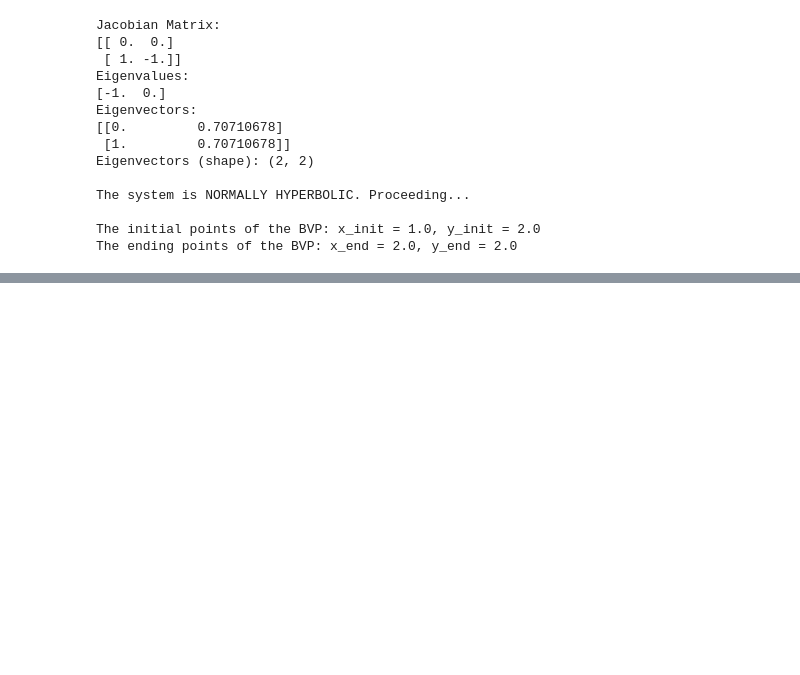
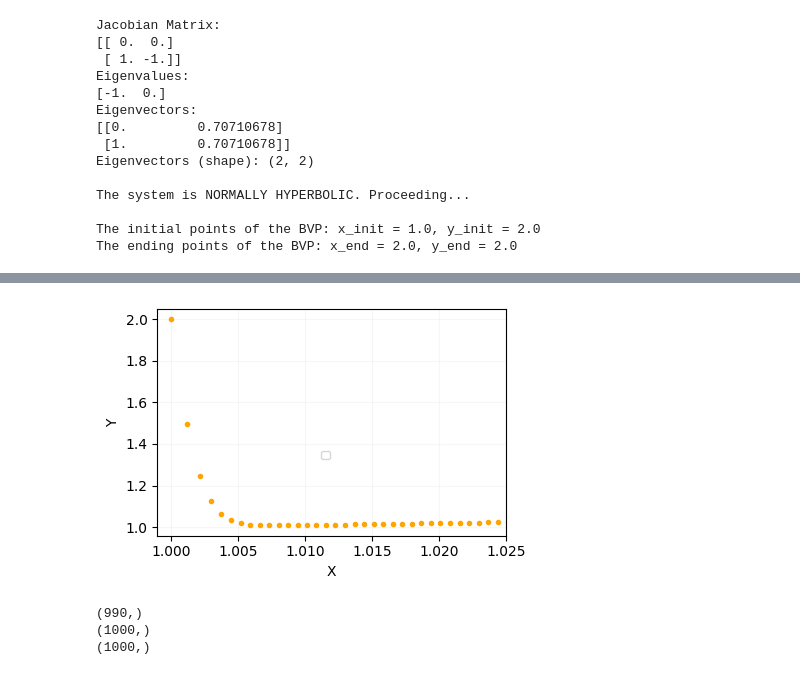
Before and after one commit to Hamid-Mofidi/PINNs_on_Multiple_timescale_dynamics, a Jupyter notebook: Reaction-Diffusion/GSPINNs-error.ipynb, the cells around one changed output, grey strips where cells are left out. Saved outputs shown, nothing was run; the diff lists cells and outputs as text; code cells hidden in the pictures; blank space fills up the shorter version.

```diff
--- a/Reaction-Diffusion/GSPINNs-error.ipynb
+++ b/Reaction-Diffusion/GSPINNs-error.ipynb
@@ -353,6 +335,37 @@ print(shape_x_pred_slow)
 (990,)
 (1000,)
 (1000,)
+# %%
+fig = plt.figure(figsize=(4.5, 3))
+ax = fig.add_subplot(111)
+
+
+ax.plot(x_exact[:-10], y_exact[:-10], '.', color='orange')
+
+
+
+ax.set_xlabel('X')
+ax.set_ylabel('Y')
+ax.legend()
+#ax.invert_yaxis()
+plt.grid(True, alpha=0.1)
+
+ax.legend(prop={'size': 8}, bbox_to_anchor=(0.51, 0.4))
+ax.set_xlim(0.999, 1.025)
+plt.tight_layout()
+plt.show()
+
+shape_x_exact = x_exact[:-10].shape
+print(shape_x_exact)
+shape_x_pred_fast = x_pred_fast.shape
+print(shape_x_pred_fast)
+shape_x_pred_slow = x_pred_slow.shape
+print(shape_x_pred_slow)
+# %% [output]
+[figure, added]
+(990,)
+(1000,)
+(1000,)
 # %%
 print(y_pred_slow[0])
 print(y_exact[0])
```
Also changed, not shown: parts of 14 cells of this notebook.
